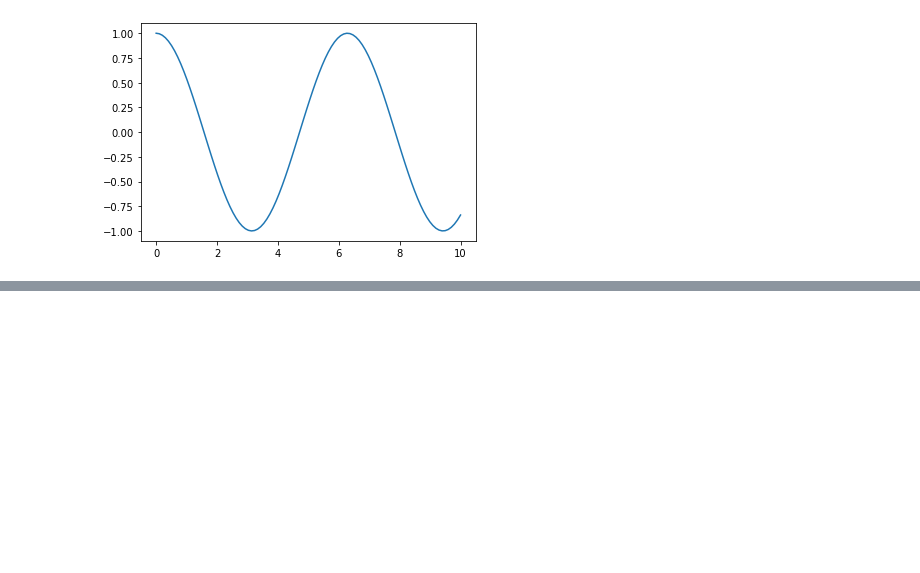
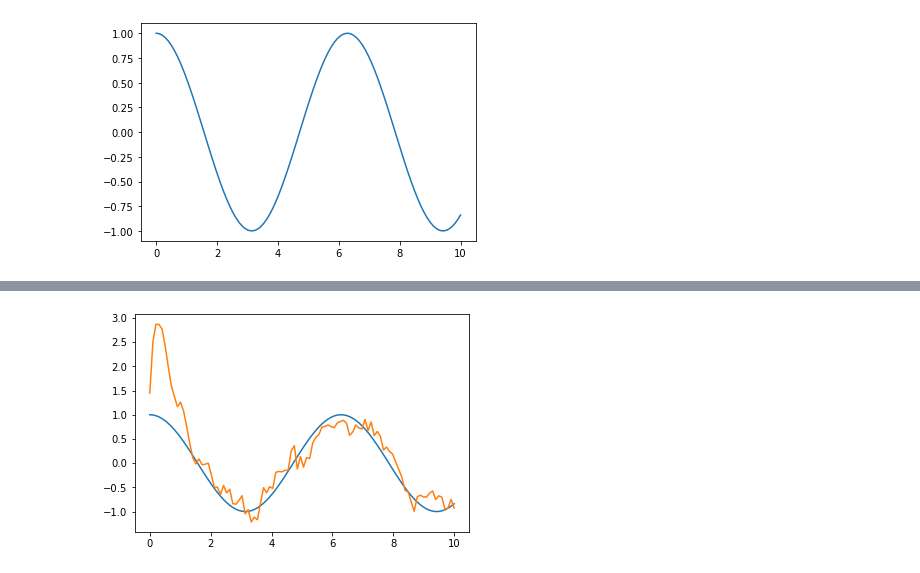
Before and after one commit to anthonyjclark/code, a Jupyter notebook: l15-optimization-part1/l15-optimization-part1.ipynb, the cells around one changed output, grey strips where cells are left out. Drawn from its saved outputs; the diff is of its cells as text; code cells hidden in the pictures; blank space fills up the shorter version.

```diff
--- a/l15-optimization-part1/l15-optimization-part1.ipynb
+++ b/l15-optimization-part1/l15-optimization-part1.ipynb
@@ -230,0 +233,17 @@ plt.plot(x, ysmooth);
+# %%
+# With correction (we are doubling the first value!)
+
+beta = 0.7
+
+ysmooth = [0]
+y_prev = ysmooth[0]
+t = 1
+for yval in ynoisy:
+    newy = beta * ysmooth[-1] + (1 - beta) * yval
+    ysmooth.append(newy / (1 - beta ** t))
+    t += 1
+
+plt.plot(x, y);
+plt.plot(x, ysmooth[1:]);
+# %% [output]
+[figure, added]
```
Also changed, not shown: parts of 13 cells of this notebook, 3 other files.
